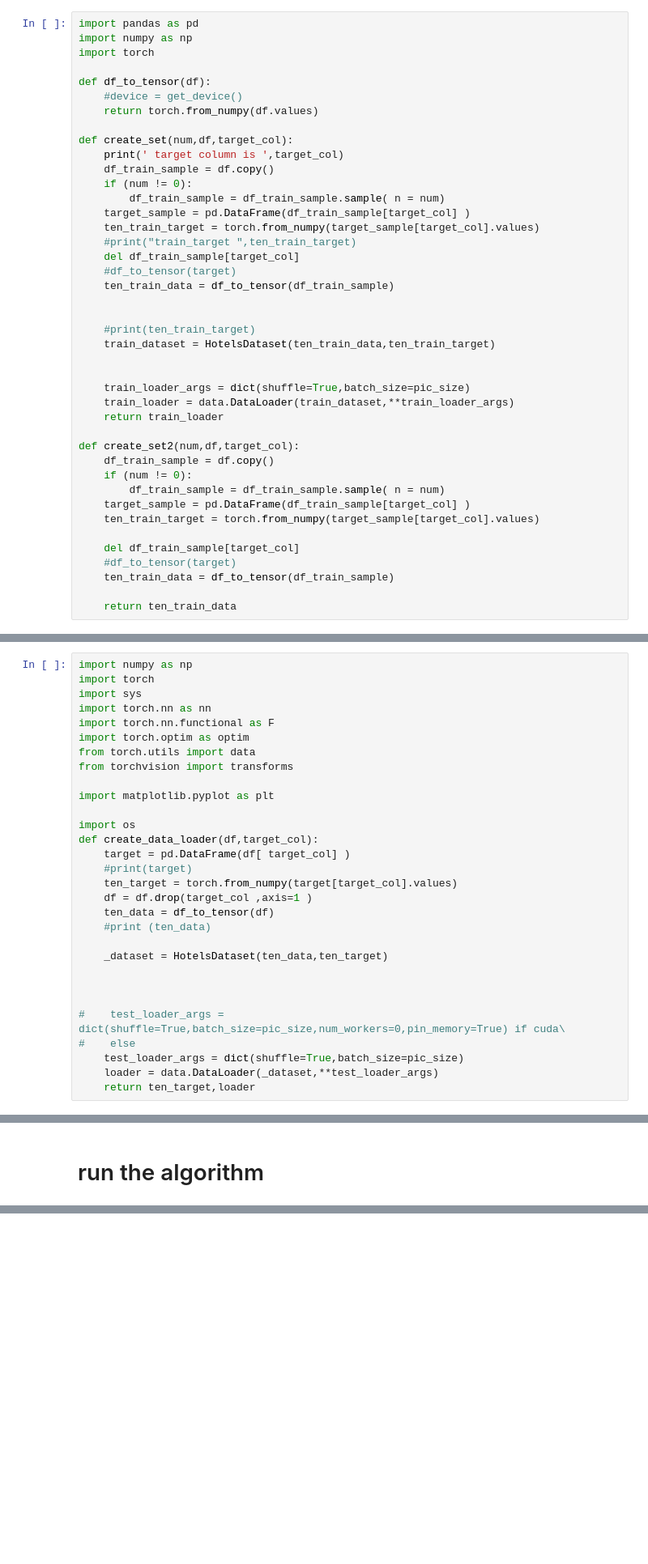
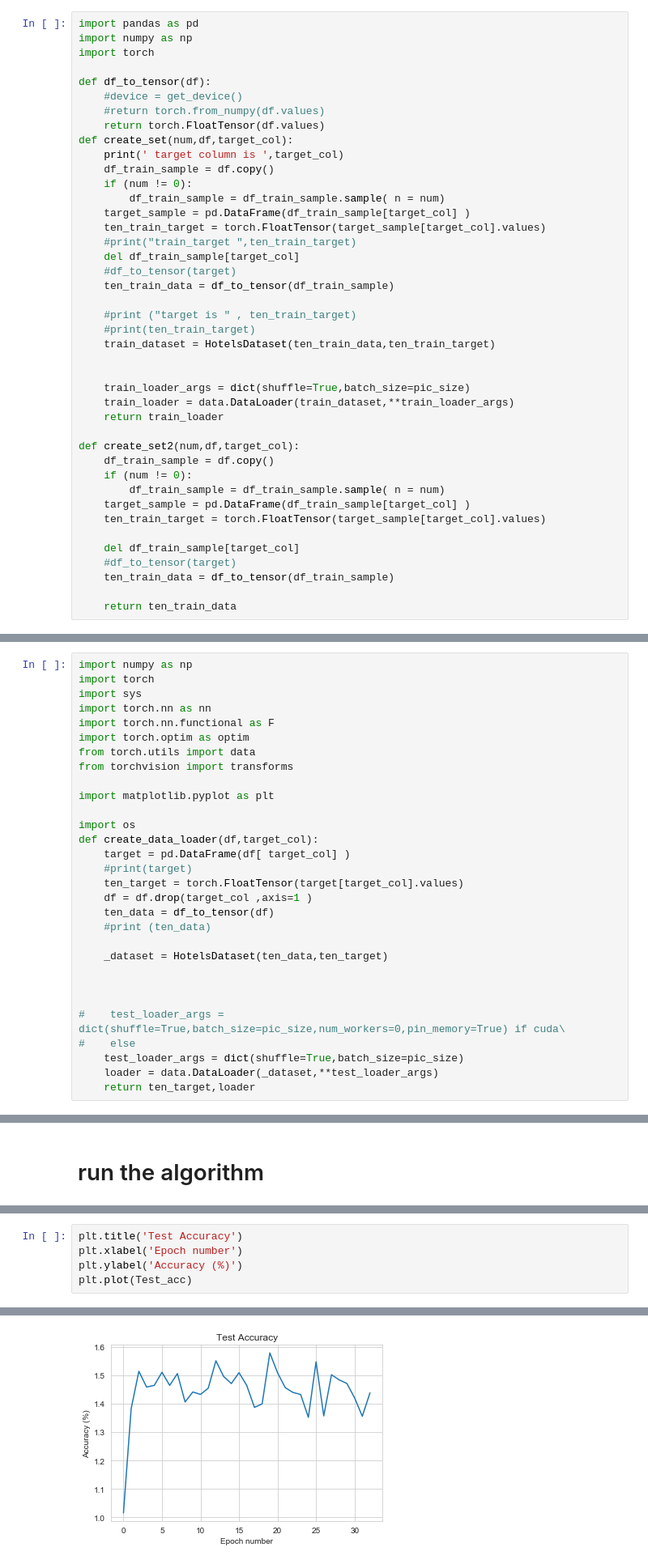
Before and after one commit to JefZevikw/MachineLearning, a Jupyter notebook: hotels.ipynb, the cells around one changed output, grey strips where cells are left out. Shown: that part at 81% size. Saved outputs shown, nothing was run; the diff lists cells and outputs as text; blank space fills up the shorter version.

```diff
--- a/hotels.ipynb
+++ b/hotels.ipynb
@@ -272,21 +272,21 @@ import torch
 
 def df_to_tensor(df):
     #device = get_device()
-    return torch.from_numpy(df.values)
-
+    #return torch.from_numpy(df.values)
+    return torch.FloatTensor(df.values)
 def create_set(num,df,target_col):
     print(' target column is ',target_col)
     df_train_sample = df.copy()
     if (num != 0):
         df_train_sample = df_train_sample.sample( n = num)
     target_sample = pd.DataFrame(df_train_sample[target_col] )
-    ten_train_target = torch.from_numpy(target_sample[target_col].values)
+    ten_train_target = torch.FloatTensor(target_sample[target_col].values)
     #print("train_target ",ten_train_target)
     del df_train_sample[target_col]
     #df_to_tensor(target)
     ten_train_data = df_to_tensor(df_train_sample)
 
-
+    #print ("target is " , ten_train_target)
     #print(ten_train_target)
     train_dataset = HotelsDataset(ten_train_data,ten_train_target)
 
@@ -300,7 +300,7 @@ def create_set2(num,df,target_col):
     if (num != 0):
         df_train_sample = df_train_sample.sample( n = num)
     target_sample = pd.DataFrame(df_train_sample[target_col] )
-    ten_train_target = torch.from_numpy(target_sample[target_col].values)
+    ten_train_target = torch.FloatTensor(target_sample[target_col].values)
 
     del df_train_sample[target_col]
     #df_to_tensor(target)
@@ -412,7 +398,7 @@ import os
 def create_data_loader(df,target_col):
     target = pd.DataFrame(df[ target_col] )
     #print(target)
-    ten_target = torch.from_numpy(target[target_col].values)
+    ten_target = torch.FloatTensor(target[target_col].values)
     df = df.drop(target_col ,axis=1 )
     ten_data = df_to_tensor(df)
     #print (ten_data)
@@ -708,0 +714,6 @@ plt.plot(Train_loss)
+# %%
+plt.title('Test Accuracy')
+plt.xlabel('Epoch number')
+plt.ylabel('Accuracy (%)')
+plt.plot(Test_acc)
+# %% [output]
@@ -709,3 +721,4 @@ plt.plot(Train_loss)
+[figure, added]
 # %%
 def submit_epoch(model,data):
     with torch.no_grad():
```
Also changed, not shown: parts of 17 cells of this notebook.
